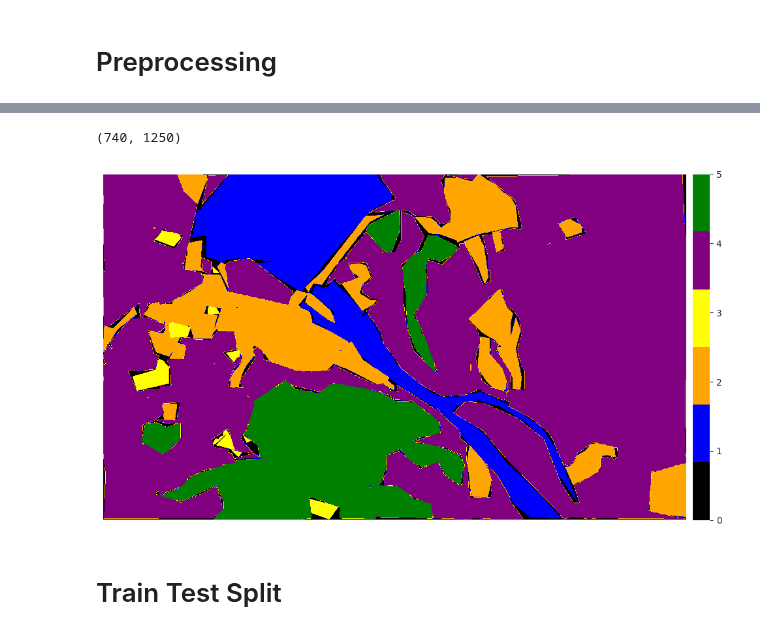
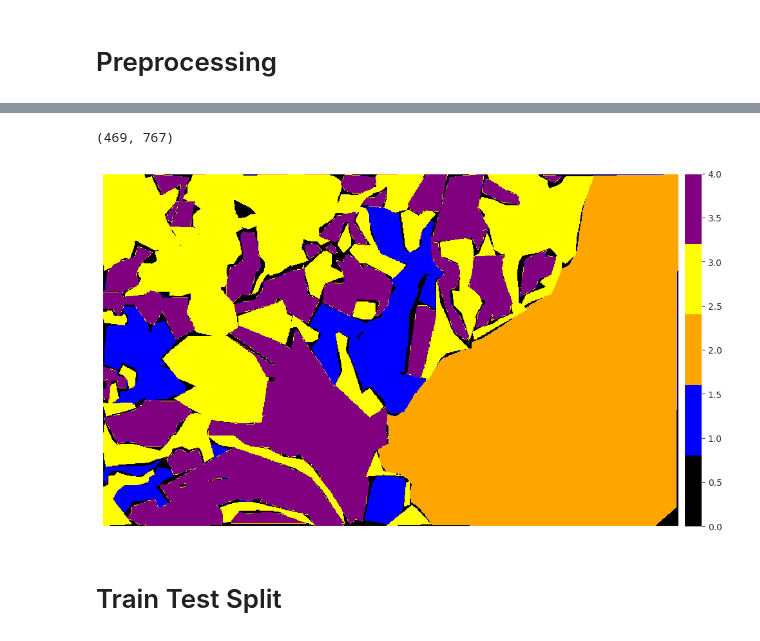
Before and after one commit to angpysha/Satellite_Imagery_Analysis, a Jupyter notebook: Classification/Land_Cover_Classification_in_Satellite_Imagery_using_Python.ipynb, the cells around one changed output, grey strips where cells are left out. Drawn from its saved outputs; the diff is of its cells as text; code cells hidden in the pictures.

```diff
--- a/Classification/Land_Cover_Classification_in_Satellite_Imagery_using_Python.ipynb
+++ b/Classification/Land_Cover_Classification_in_Satellite_Imagery_using_Python.ipynb
@@ -159,15 +173,15 @@ X_scaled.shape
 # %%
-y_data = loadmat('/tmp/shared/gtruth.mat')['gt']
+y_data = loadmat('/tmp/shared/dataset22/matlab.mat')['data']
 y_data.shape
 # %% [output]
-(740, 1250)
+(469, 767)
 # %%
 # Visualize Groundtruth
 
-ep.plot_bands(y_data, cmap=ListedColormap(['black', 'blue', 'orange', 'yellow', 'purple','green']))
+ep.plot_bands(y_data, cmap=ListedColormap(['black', 'blue', 'orange', 'yellow', 'purple']))
 plt.show()
 # %% [output]
-[figure, old version]
+[figure, new version]
 # %% [markdown]
 # Train Test Split
 # %%
```
Also changed, not shown: parts of 22 cells of this notebook, 1 other file.
